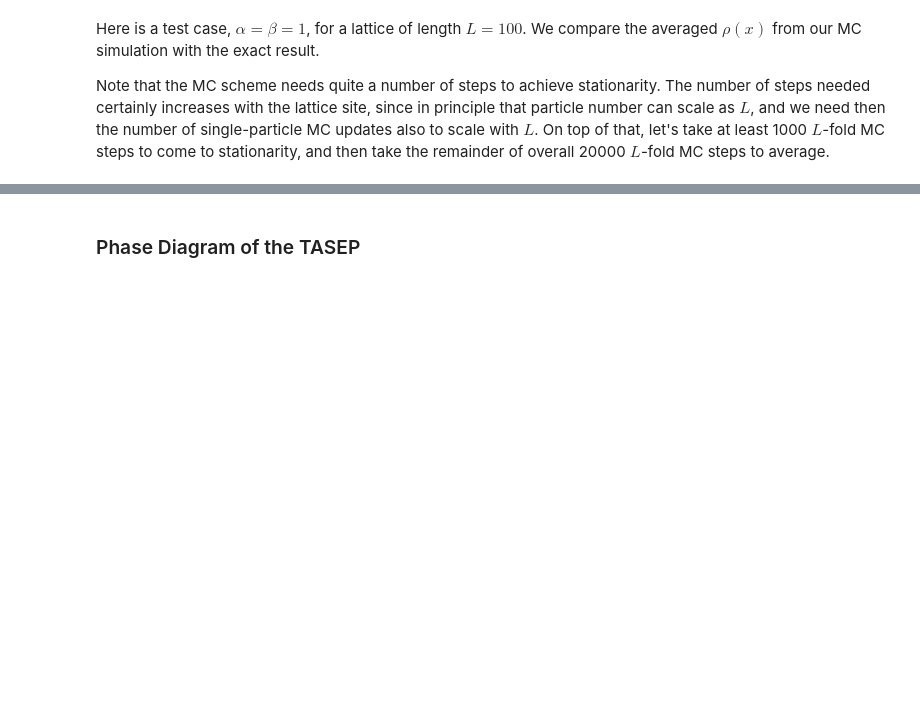
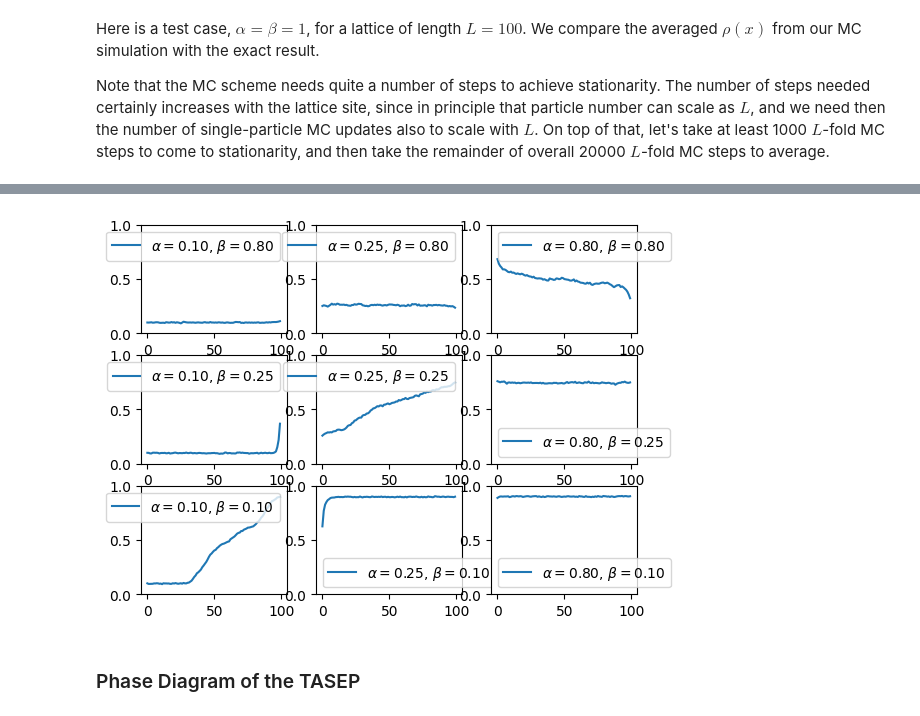
Before and after one commit to thvoigtmann/stochastic-processes, a Jupyter notebook: tasep.ipynb, the cells around one changed output, grey strips where cells are left out. Cells and saved outputs as stored; diff of their text form; code cells hidden in the pictures; blank space fills up the shorter version.

```diff
--- a/tasep.ipynb
+++ b/tasep.ipynb
@@ -93,3 +104,19 @@ plt.show()
+# %%
+fig,ax = plt.subplots(nrows=3,ncols=3)
+abvals = [0.1,0.25,0.8]
+for row in range(3):
+    for col in range(3):
+        alpha,beta = abvals[col],abvals[2-row]
+        rhotmp = run (L, alpha, beta, Nmax, Ninit)
+        ax[row,col].plot(range(L),rhotmp,label=r'$\alpha={:.2f}$, $\beta={:.2f}$'.format(alpha,beta))
+        ax[row,col].set_ylim((0,1))
+        ax[row,col].legend()
+#plt.xlabel(r'$x$')
+#plt.ylabel(r'$\rho(x)$')
+#plt.legend()
+plt.show()
+# %% [output]
+[figure, added]
 # %% [markdown]
 ### Phase Diagram of the TASEP
 # %% [markdown]
```
Also changed, not shown: parts of 14 cells of this notebook.
